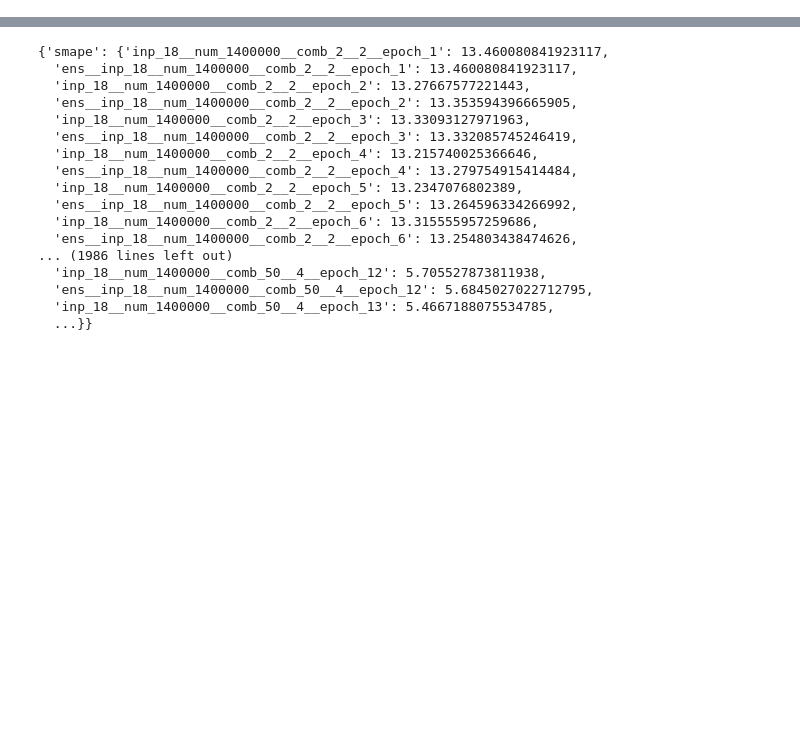
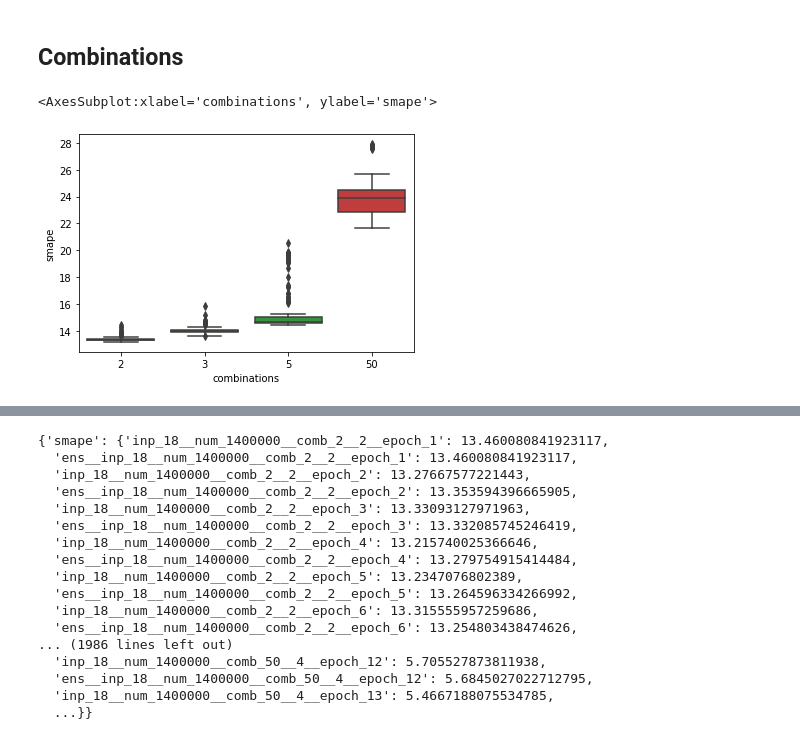
Before and after one commit to djib2011/forecasting-augmentation, a Jupyter notebook: experimentation/test_combinations_nw.ipynb, the cells around one changed output, grey strips where cells are left out. Cells and saved outputs as stored; diff of their text form; code cells hidden in the pictures; blank space fills up the shorter version.

```diff
--- a/experimentation/test_combinations_nw.ipynb
+++ b/experimentation/test_combinations_nw.ipynb
@@ -36,0 +30,7 @@ with open(valid_experiments[0], 'rb') as f:
+# %% [markdown]
+## Combinations
+# %%
+sns.boxplot(x='combinations', y='smape', data=df[df['n_samples'] == 140000])
+# %% [output]
+<AxesSubplot:xlabel='combinations', ylabel='smape'>
+[figure, added]
```
Also changed, not shown: parts of 12 cells of this notebook, 3 other files.
